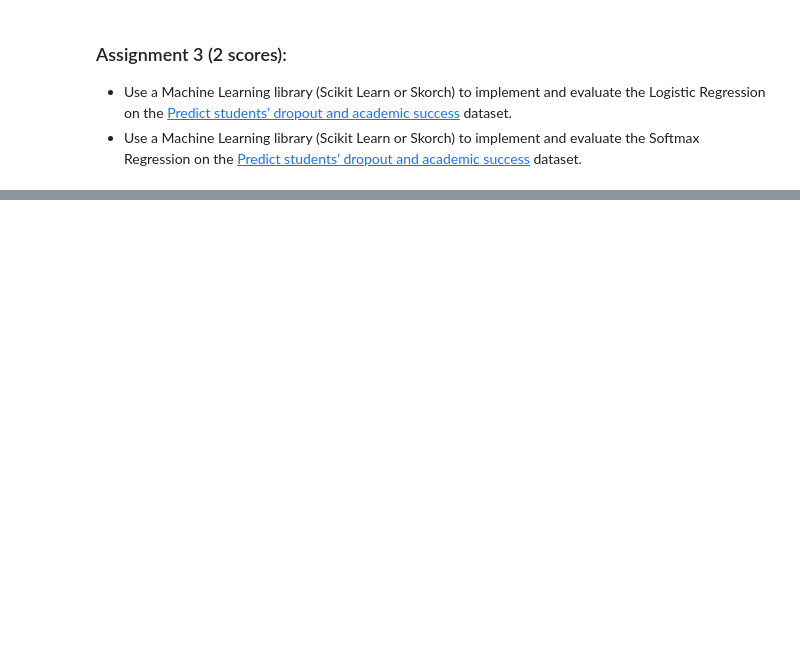
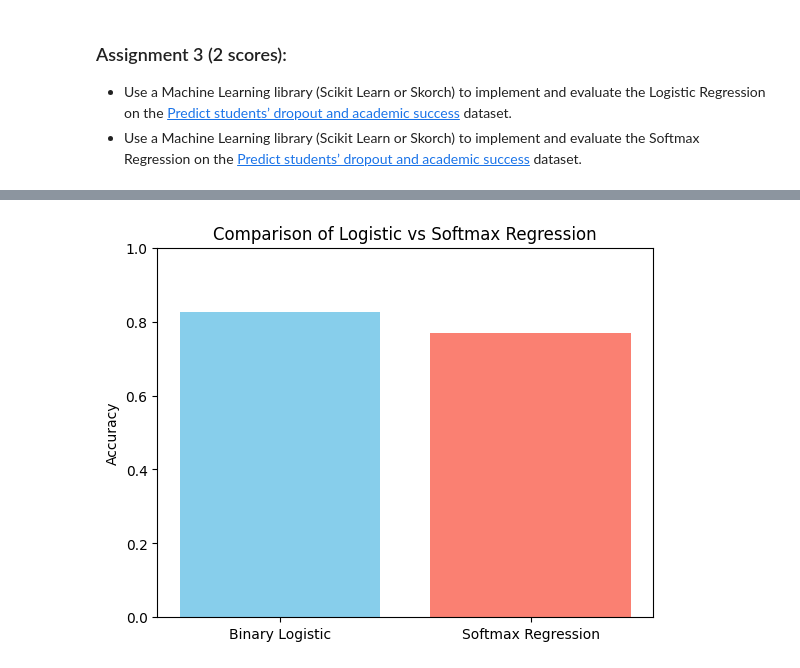
Before and after one commit to huaquangvinh229/22521669_DS102.Q12.CNVN, a Jupyter notebook: BTTH2/assignments.ipynb, the cells around one changed output, grey strips where cells are left out. Cells and saved outputs as stored; diff of their text form; code cells hidden in the pictures; blank space fills up the shorter version.

```diff
--- a/BTTH2/assignments.ipynb
+++ b/BTTH2/assignments.ipynb
@@ -193,0 +401,16 @@ ROC AUC: 0.9005444164121631
+# %%
+y_binary = np.where(y == 2, 1, 0)  # 1: Graduate, 0: Dropout hoặc Enrolled
+
+X_train_b, X_test_b, y_train_b, y_test_b = train_test_split(X_scaled, y_binary, test_size=0.2, random_state=42, stratify=y_binary)
+
+log_reg = LogisticRegression(max_iter=1000, solver='lbfgs')
+
+log_reg.fit(X_train_b, y_train_b)
+
+y_pred_b = log_reg.predict(X_test_b)
+
+print("Accuracy (Binary Logistic Regression):", accuracy_score(y_test_b, y_pred_b))
+print("\nConfusion Matrix:")
+print(confusion_matrix(y_test_b, y_pred_b))
+print("\nClassification Report:")
+print(classification_report(y_test_b, y_pred_b))
@@ -193,0 +433,12 @@ ROC AUC: 0.9005444164121631
+# %%
+softmax_reg = LogisticRegression(max_iter=1000, solver='lbfgs', multi_class='multinomial')
+
+softmax_reg.fit(X_train, y_train)
+
+y_pred = softmax_reg.predict(X_test)
+
+print("Accuracy (Softmax Regression):", accuracy_score(y_test, y_pred))
+print("\nConfusion Matrix:")
+print(confusion_matrix(y_test, y_pred))
+print("\nClassification Report:")
+print(classification_report(y_test, y_pred))
@@ -193,0 +463,14 @@ ROC AUC: 0.9005444164121631
+# %%
+models = ['Binary Logistic', 'Softmax Regression']
+accuracies = [
+    accuracy_score(y_test_b, y_pred_b),
+    accuracy_score(y_test, y_pred)
+]
+
+plt.bar(models, accuracies, color=['skyblue', 'salmon'])
+plt.ylabel("Accuracy")
+plt.title("Comparison of Logistic vs Softmax Regression")
+plt.ylim(0, 1)
+plt.show()
+# %% [output]
+[figure, added]
```
Also changed, not shown: parts of 12 cells of this notebook.
